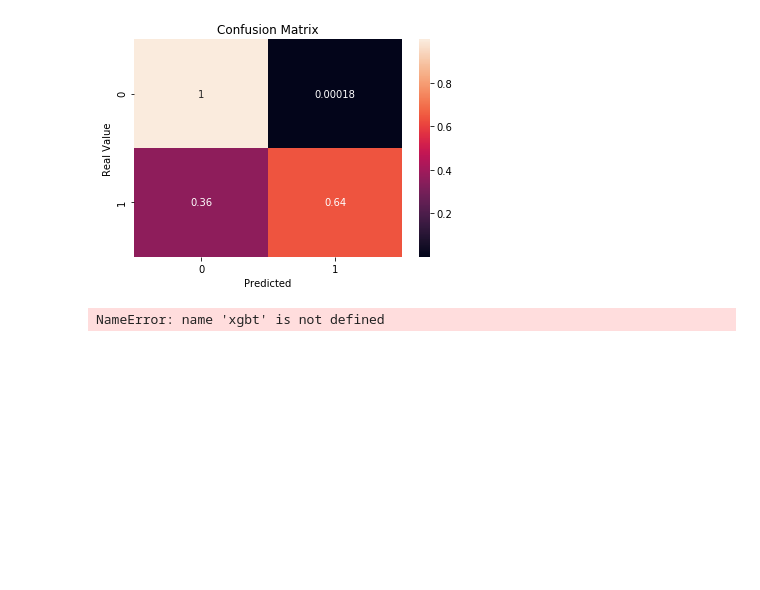
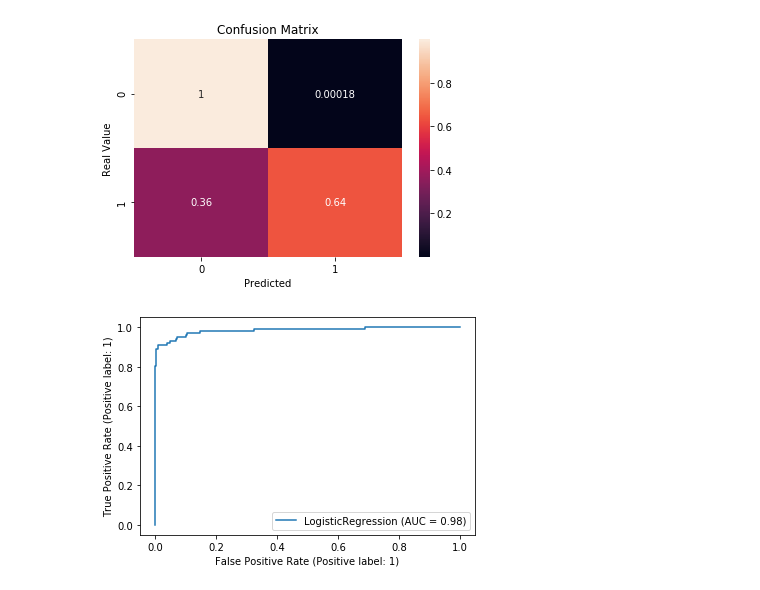
Before and after one commit to ipatel467/Credit-Card-Fraud-Detection, a Jupyter notebook: ML.ipynb, the cells around one changed output. Saved outputs shown, nothing was run; the diff lists cells and outputs as text; code cells hidden in the pictures; blank space fills up the shorter version.

```diff
--- a/ML.ipynb
+++ b/ML.ipynb
@@ -341,14 +346,8 @@ weighted avg       1.00      1.00      1.00     56962
 
 AUC: 0.82
 [figure]
-# %%
-xgbt_feat_imp = pd.DataFrame(xgbt.feature_importances_, index=X_train.columns).sort_values(by=0,ascending=False)
-# turning it into a Dataframe makes it easier to work with
-
-plt.figure(figsize=[7,6])
-sns.barplot(y=xgbt_feat_imp.index,x=xgbt_feat_imp[0],orient='h');
-plt.title('Random Forest 2: Feature Importance Score');
-plt.ylabel('Features');
-plt.xlabel('Score');
-# %% [output]
-NameError: name 'xgbt' is not defined
+# %%
+metrics.plot_roc_curve(model_log, X_test, y_test)
+plt.show()
+# %% [output]
+[figure, added]
```
Also changed, not shown: parts of 1 cell of this notebook.
